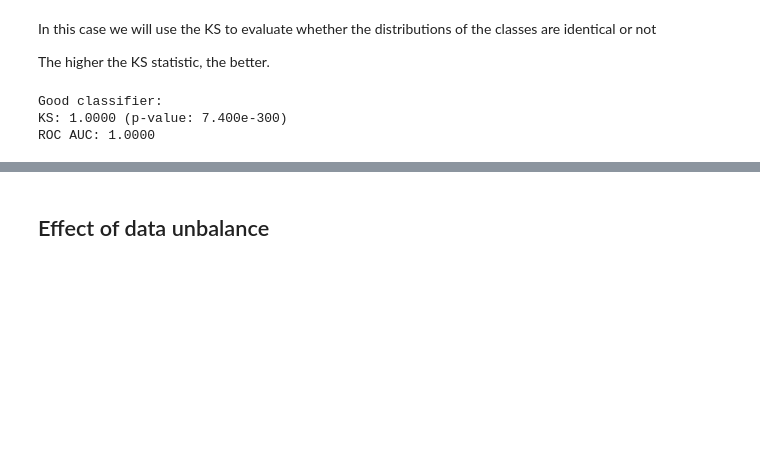
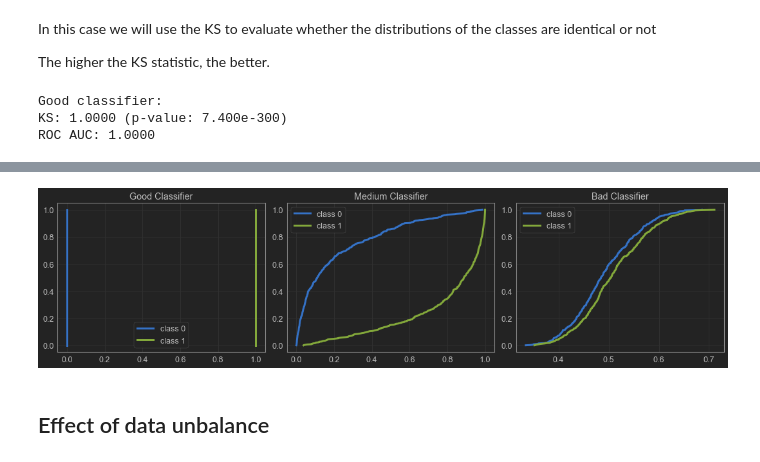
Before and after one commit to vinyluis/Articles, a Jupyter notebook: Kolmogorov-Smirnov/Kolmogorov-Smirnov - Classification.ipynb, the cells around one changed output, grey strips where cells are left out. Saved outputs shown, nothing was run; the diff lists cells and outputs as text; code cells hidden in the pictures; blank space fills up the shorter version.

```diff
--- a/Kolmogorov-Smirnov/Kolmogorov-Smirnov - Classification.ipynb
+++ b/Kolmogorov-Smirnov/Kolmogorov-Smirnov - Classification.ipynb
@@ -191,3 +242,32 @@ sns.lineplot(x = [ks_good, ks_medium, ks_bad], y = [auc_good, auc_medium, auc_ba
+# %%
+cdf_bad = get_classes_cdf(y_bad, y_proba_bad)
+cdf_medium = get_classes_cdf(y_medium, y_proba_medium)
+cdf_good = get_classes_cdf(y_good, y_proba_good)
+# %%
+# Visualize them
+fig = plt.figure(figsize = (15, 4))
+ax1 = plt.subplot(1, 3, 1)
+ax2 = plt.subplot(1, 3, 2)
+ax3 = plt.subplot(1, 3, 3)
+
+ax1.set_title("Good Classifier")
+sns.lineplot(x = cdf_good['proba0'], y = cdf_good['cdf0'], color = 'b', ax = ax1, linewidth = 3)
+sns.lineplot(x = cdf_good['proba1'], y = cdf_good['cdf1'], color = 'g', ax = ax1, linewidth = 3)
+ax1.legend(["class 0", "class 1"])
+
+ax2.set_title("Medium Classifier")
+sns.lineplot(x = cdf_medium['proba0'], y = cdf_medium['cdf0'], color = 'b', ax = ax2, linewidth = 3)
+sns.lineplot(x = cdf_medium['proba1'], y = cdf_medium['cdf1'], color = 'g', ax = ax2, linewidth = 3)
+ax2.legend(["class 0", "class 1"])
+
+ax3.set_title("Bad Classifier")
+sns.lineplot(x = cdf_bad['proba0'], y = cdf_bad['cdf0'], color = 'b', ax = ax3, linewidth = 3)
+sns.lineplot(x = cdf_bad['proba1'], y = cdf_bad['cdf1'], color = 'g', ax = ax3, linewidth = 3)
+ax3.legend(["class 0", "class 1"])
+
+plt.tight_layout()
+# %% [output]
+[figure, added]
 # %% [markdown]
 ## Effect of data unbalance
 # %%
```
Also changed, not shown: parts of 18 cells of this notebook, 10 other files.
